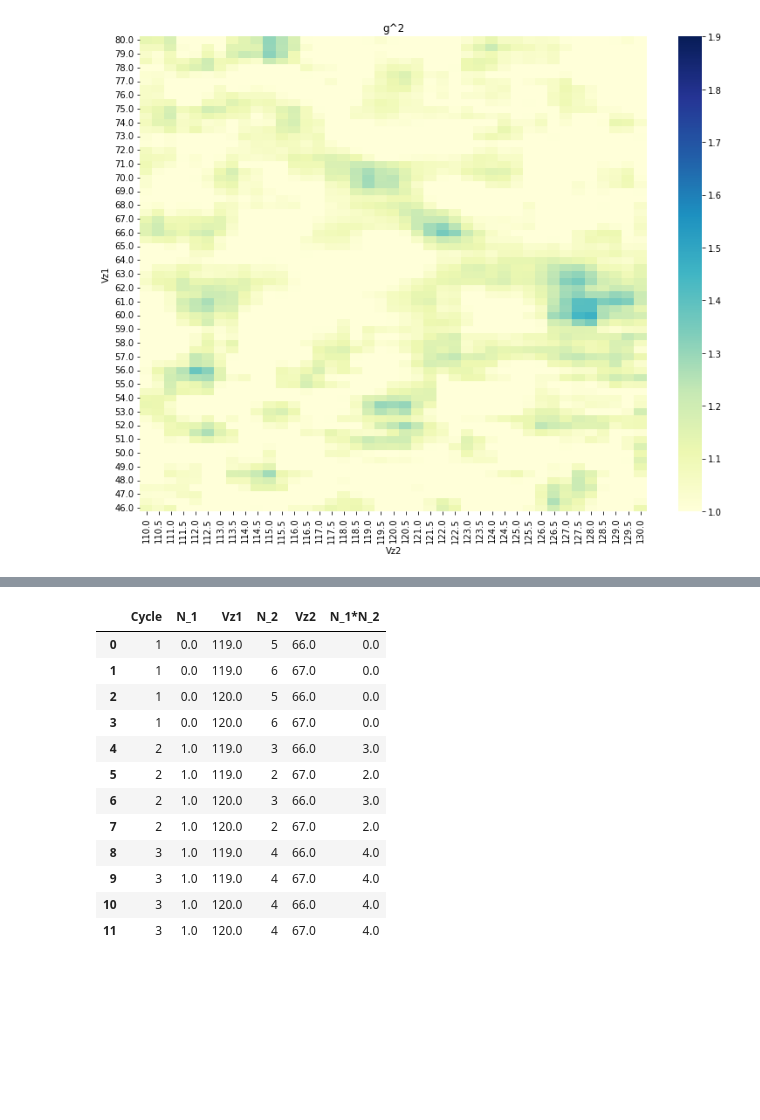
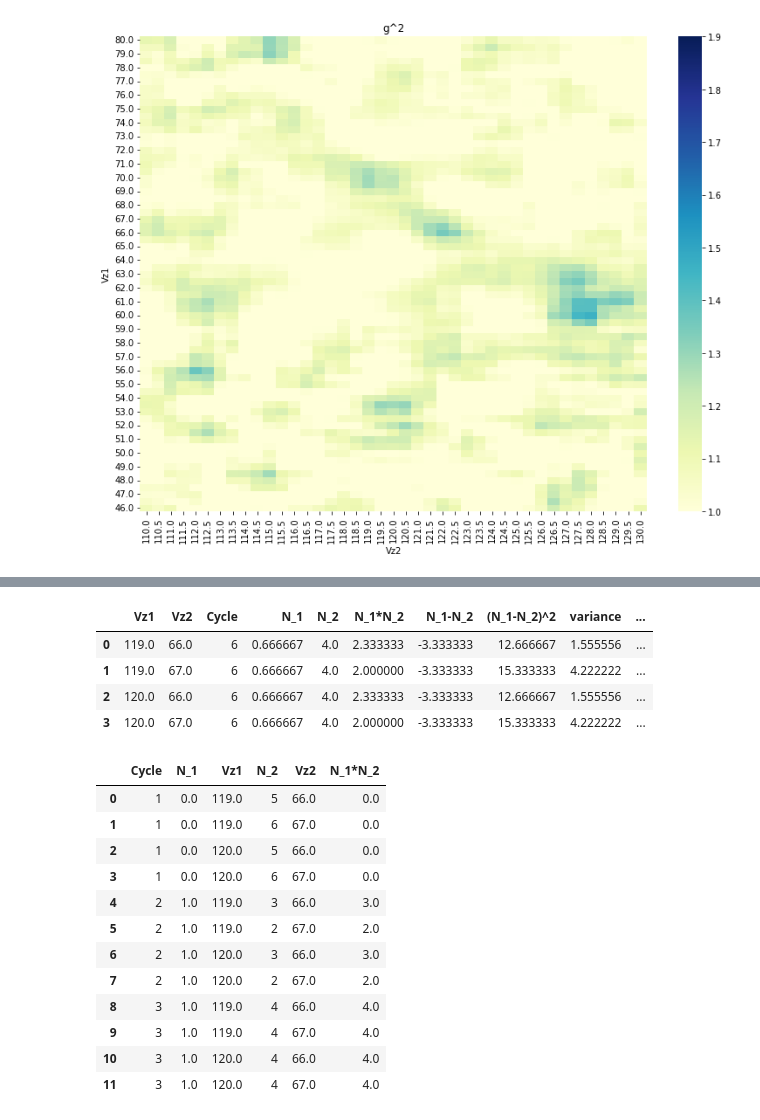
Before and after one commit to charlieleprince/HAL-scripts, a Jupyter notebook: notebook_correlations.ipynb, the cells around one changed output, grey strips where cells are left out. Cells and saved outputs as stored; diff of their text form; code cells hidden in the pictures; blank space fills up the shorter version.

```diff
--- a/notebook_correlations.ipynb
+++ b/notebook_correlations.ipynb
@@ -152,4 +75,0 @@ Pour l'instant, nous ne calculons que
-# %%
-a=corr.show_density()
-corr.compute_correlations()
-print(corr.result)
@@ -1101,7 +1072,7 @@ boxes = {
         "Vz": {"size":1, "position": 120},
     },
 }
-corr2 = CorrelationNotebook(data, n_cycles, ROI=ROI, boxes=boxes)
+corr2 = CorrelationNotebook2(data, n_cycles, ROI=ROI, boxes=boxes)
 #corr2.define_variable1(
 #    box="1", axe="Vz", type="position", name="Vz1", min=30, max=145, n_step=3
 #)
@@ -1142,3 +1094,11 @@ corr2.compute_correlations()
+# %%
+corr2.result
+# %% [output]
+|  | Vz1 | Vz2 | Cycle | N_1 | N_2 | N_1*N_2 | N_1-N_2 | (N_1-N_2)^2 | variance | ... |
+| 0 | 119.0 | 66.0 | 6 | 0.666667 | 4.0 | 2.333333 | -3.333333 | 12.666667 | 1.555556 | ... |
+| 1 | 119.0 | 67.0 | 6 | 0.666667 | 4.0 | 2.000000 | -3.333333 | 15.333333 | 4.222222 | ... |
+| 2 | 120.0 | 66.0 | 6 | 0.666667 | 4.0 | 2.333333 | -3.333333 | 12.666667 | 1.555556 | ... |
+| 3 | 120.0 | 67.0 | 6 | 0.666667 | 4.0 | 2.000000 | -3.333333 | 15.333333 | 4.222222 | ... |
 # %%
 result_var1, result_var2 = corr2.compute_correlations_different_box_scanned_fast()
 # %%
```
Also changed, not shown: parts of 20 cells of this notebook, 1 other file.
